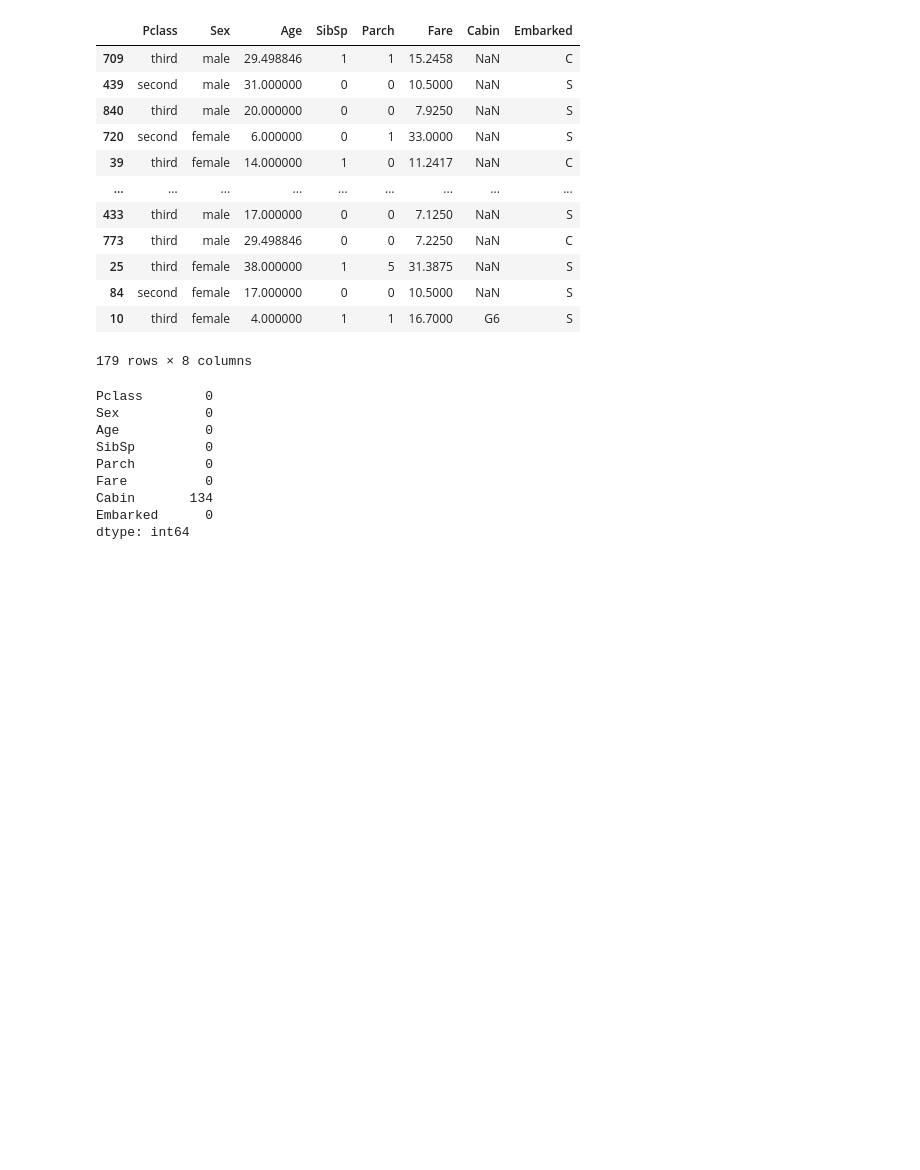
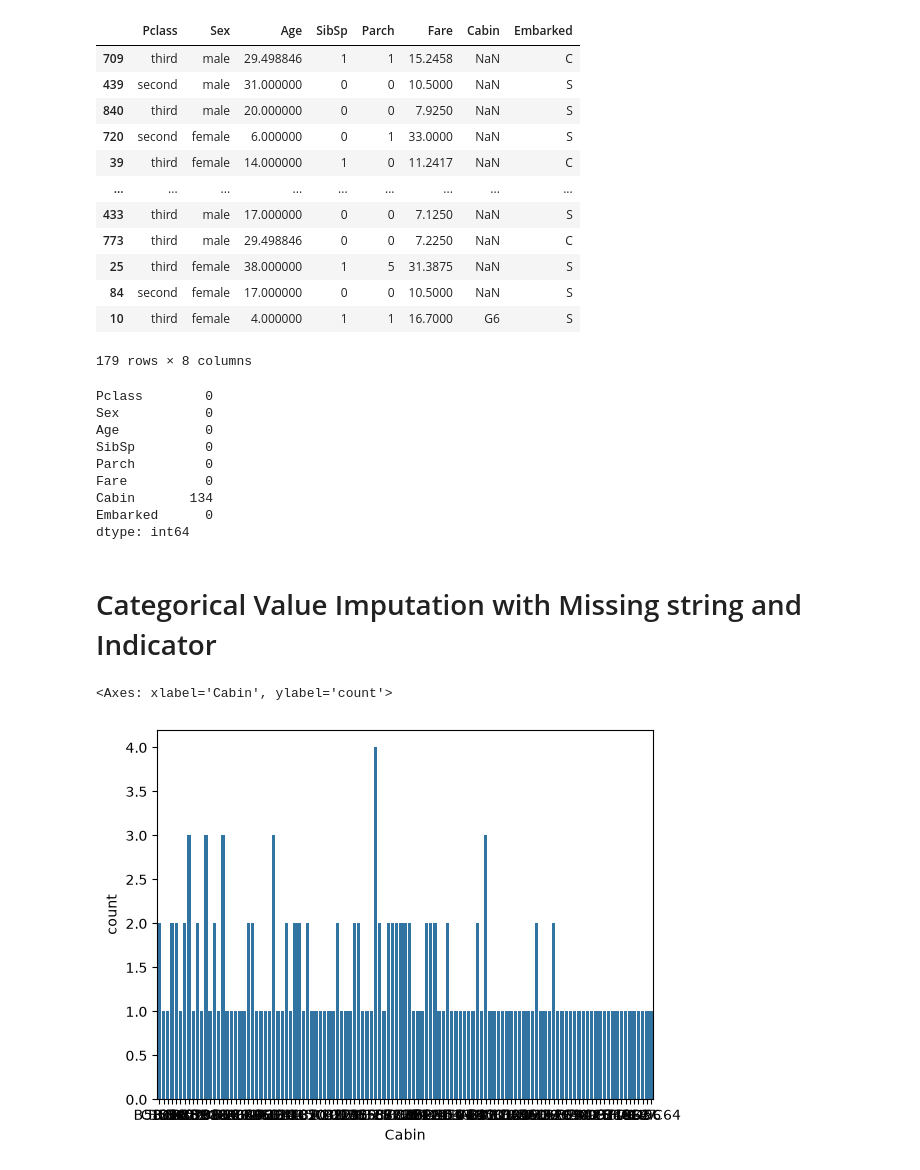
Before and after one commit to SamiulIslam007/phitron-machine-learning-practice, a Jupyter notebook: feature_engineering.ipynb, the cells around one changed output. Drawn from its saved outputs; the diff is of its cells as text; code cells hidden in the pictures; blank space fills up the shorter version.

```diff
--- a/feature_engineering.ipynb
+++ b/feature_engineering.ipynb
@@ -285,3 +285,10 @@ Fare          0
 Cabin       134
 Embarked      0
 dtype: int64
+# %% [markdown]
+# Categorical Value Imputation with Missing string and Indicator
+# %%
+sns.countplot(data=X_train,x=X_train['Cabin'])
+# %% [output]
+<Axes: xlabel='Cabin', ylabel='count'>
+[figure, added]
```
Also changed, not shown: parts of 6 cells of this notebook.
